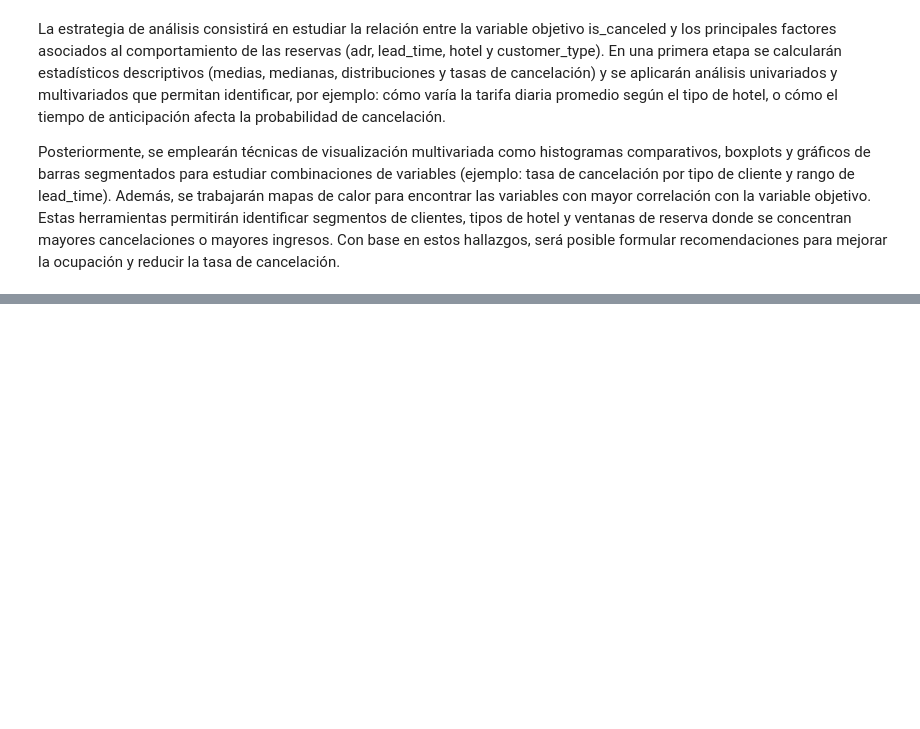
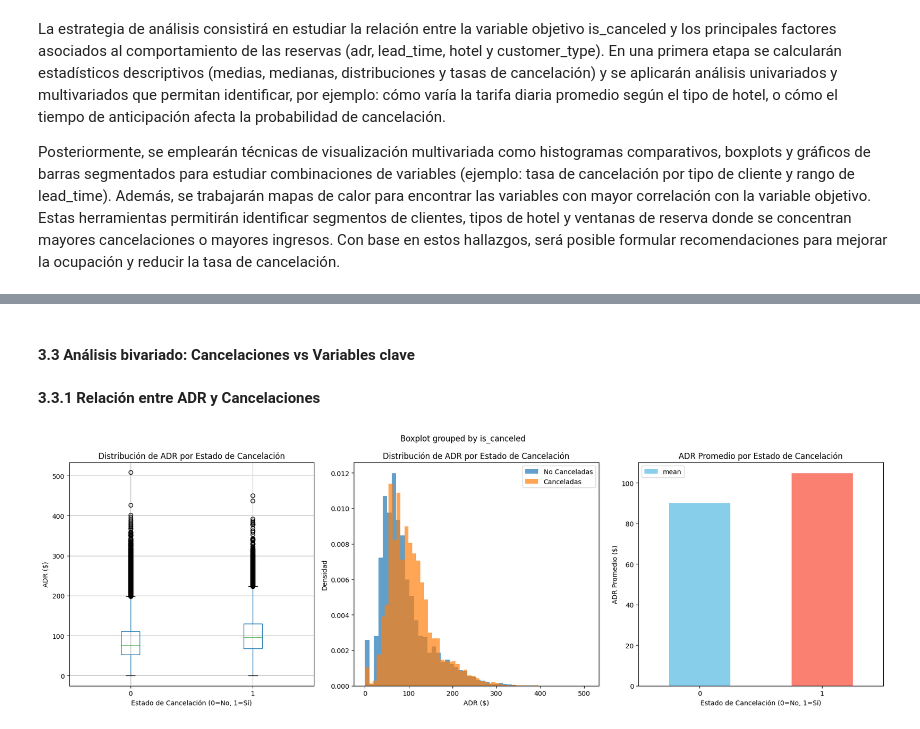
Before and after one commit to maperezp/Taller1-CDA, a Jupyter notebook: eda.ipynb, the cells around one changed output, grey strips where cells are left out. Saved outputs shown, nothing was run; the diff lists cells and outputs as text; code cells hidden in the pictures; blank space fills up the shorter version.

```diff
--- a/eda.ipynb
+++ b/eda.ipynb
@@ -308,0 +376,36 @@ Posteriormente, se emplearán técnicas de visualización multivariada como hist
+# %% [markdown]
+#### **3.3 Análisis bivariado: Cancelaciones vs Variables clave**
+# %% [markdown]
+**3.3.1 Relación entre ADR y Cancelaciones**
+# %%
+# Análisis de ADR por estado de cancelación
+fig, (ax1, ax2, ax3) = plt.subplots(1, 3, figsize=(18, 6))
+
+# Box plot comparativo
+hotel_df_clean.boxplot(column='adr', by='is_canceled', ax=ax1)
+ax1.set_title('Distribución de ADR por Estado de Cancelación')
+ax1.set_xlabel('Estado de Cancelación (0=No, 1=Sí)')
+ax1.set_ylabel('ADR ($)')
+
+# Histogramas superpuestos
+for canceled in [0, 1]:
+    subset = hotel_df_clean[hotel_df_clean['is_canceled'] == canceled]['adr']
+    label = 'No Canceladas' if canceled == 0 else 'Canceladas'
+    ax2.hist(subset, bins=50, alpha=0.7, label=label, density=True)
+ax2.set_title('Distribución de ADR por Estado de Cancelación')
+ax2.set_xlabel('ADR ($)')
+ax2.set_ylabel('Densidad')
+ax2.legend()
+
+# Estadísticas descriptivas
+adr_stats_by_cancellation = hotel_df_clean.groupby('is_canceled')['adr'].agg(['mean', 'median', 'std', 'count'])
+adr_stats_by_cancellation.plot(kind='bar', y='mean', ax=ax3, color=['skyblue', 'salmon'])
+ax3.set_title('ADR Promedio por Estado de Cancelación')
+ax3.set_xlabel('Estado de Cancelación (0=No, 1=Sí)')
+ax3.set_ylabel('ADR Promedio ($)')
+ax3.tick_params(axis='x', rotation=0)
+
+plt.tight_layout()
+plt.show()
+# %% [output]
+[figure, added]
```
Also changed, not shown: parts of 19 cells of this notebook.
